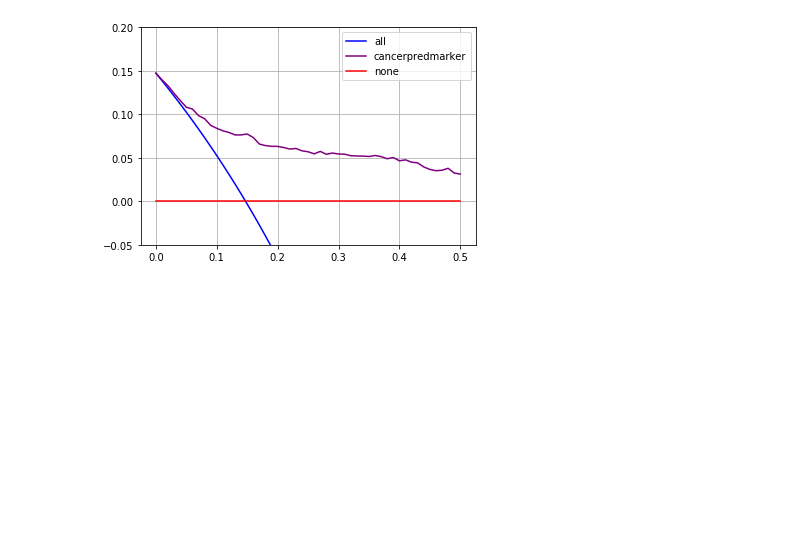
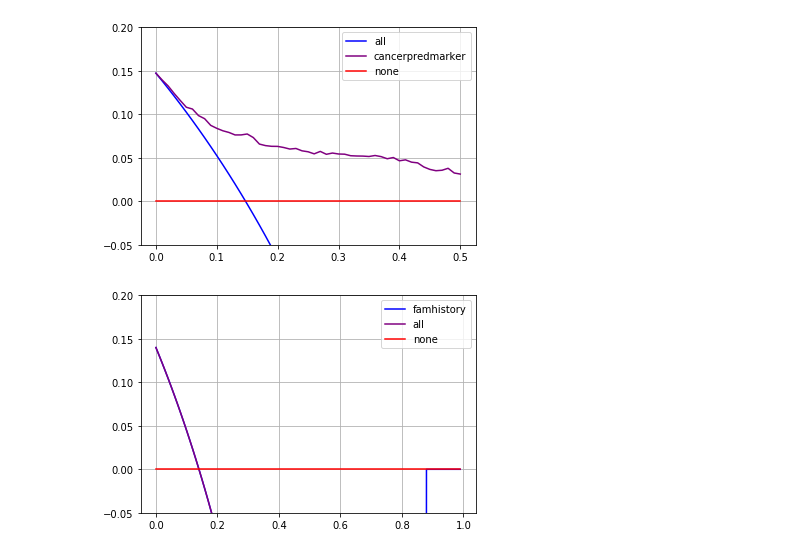
Before and after one commit to MSKCC-Epi-Bio/dcurves, a Jupyter notebook: jupyter_notebooks/dca_construction.ipynb, the cells around one changed output. Drawn from its saved outputs; the diff is of its cells as text; code cells hidden in the pictures; blank space fills up the shorter version.

```diff
--- a/jupyter_notebooks/dca_construction.ipynb
+++ b/jupyter_notebooks/dca_construction.ipynb
@@ -21,10 +25,13 @@ import matplotlib.pyplot as plt
 binary_abs_path = '/Users/ShaunPorwal/Documents/GitHub/python_packages/dcurves/dcurves/data/df_binary.csv'
 surv_abs_path = '/Users/ShaunPorwal/Documents/GitHub/python_packages/dcurves/dcurves/data/df_surv.csv'
 case_control_abs_path = '/Users/ShaunPorwal/Documents/GitHub/python_packages/dcurves/dcurves/data/df_case_control.csv'
+df_dan_test_path = '/Users/ShaunPorwal/Desktop/df_cancer_dx.csv'
 
 df_binary = pd.read_csv(binary_abs_path)
 df_surv = pd.read_csv(surv_abs_path)
 df_case_control = pd.read_csv(case_control_abs_path)
+
+df_dan_test = pd.read_csv(df_dan_test_path)
 # %%
 def convert_to_risk(model_frame: pd.DataFrame,
                     outcome: str,
@@ -318,3 +324,17 @@ survival_inputs = {
     'prevalence': None,
     'time_to_outcome_col': 'ttcancer'
 }
+
+dan_test_inputs = {
+    'data': df_dan_test,
+    'outcome': 'cancer',
+    'predictors': ['famhistory'],
+    'thresh_lo': 0.01,
+    'thresh_hi': 1,
+    'thresh_step': 0.01,
+    'harm': None,
+    'probabilities': [True],
+    'time': None,
+    'prevalence': None,
+    'time_to_outcome_col': None
+}
@@ -342,3 +388,15 @@ survival_output_df = dca(data = survival_inputs['data'],
         time = survival_inputs['time'],
         prevalence = survival_inputs['prevalence'],
         time_to_outcome_col = survival_inputs['time_to_outcome_col'])
+
+dan_test_output_df = dca(data = dan_test_inputs['data'],
+        outcome = dan_test_inputs['outcome'],
+        predictors = dan_test_inputs['predictors'],
+        thresh_lo = dan_test_inputs['thresh_lo'],
+        thresh_hi = dan_test_inputs['thresh_hi'],
+        thresh_step = dan_test_inputs['thresh_step'],
+        harm = dan_test_inputs['harm'],
+        probabilities = dan_test_inputs['probabilities'],
+        time = dan_test_inputs['time'],
+        prevalence = dan_test_inputs['prevalence'],
+        time_to_outcome_col = dan_test_inputs['time_to_outcome_col'])
@@ -441,4 +460,8 @@ plot_net_benefit_graphs(binary_output_df)
 plot_net_benefit_graphs(survival_output_df)
 # %% [output]
 [figure]
+# %%
+plot_net_benefit_graphs(dan_test_output_df)
+# %% [output]
+[figure, added]
 # %%
```
Also changed, not shown: parts of 10 cells of this notebook, 19 other files.
